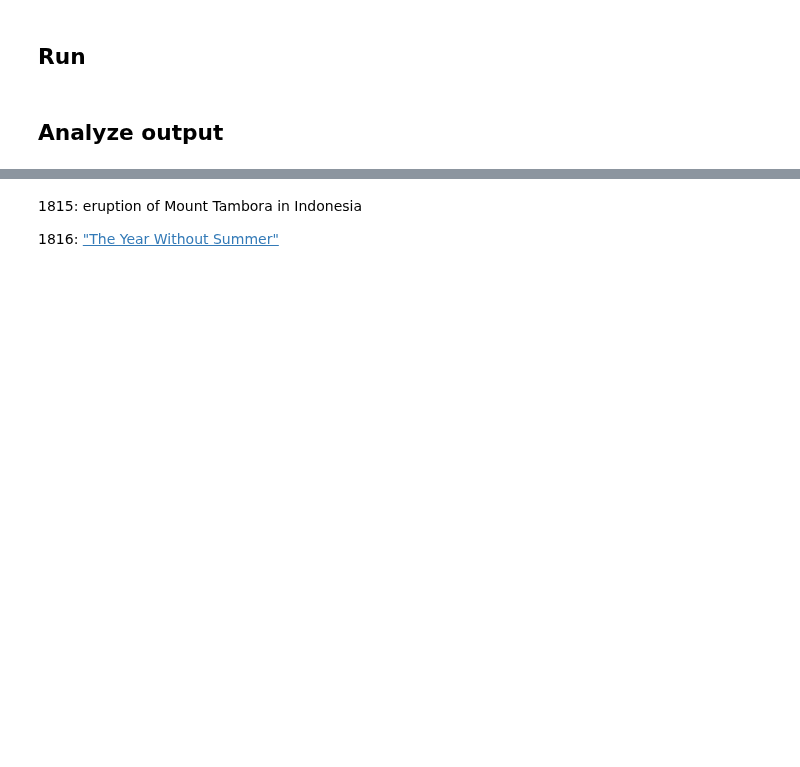
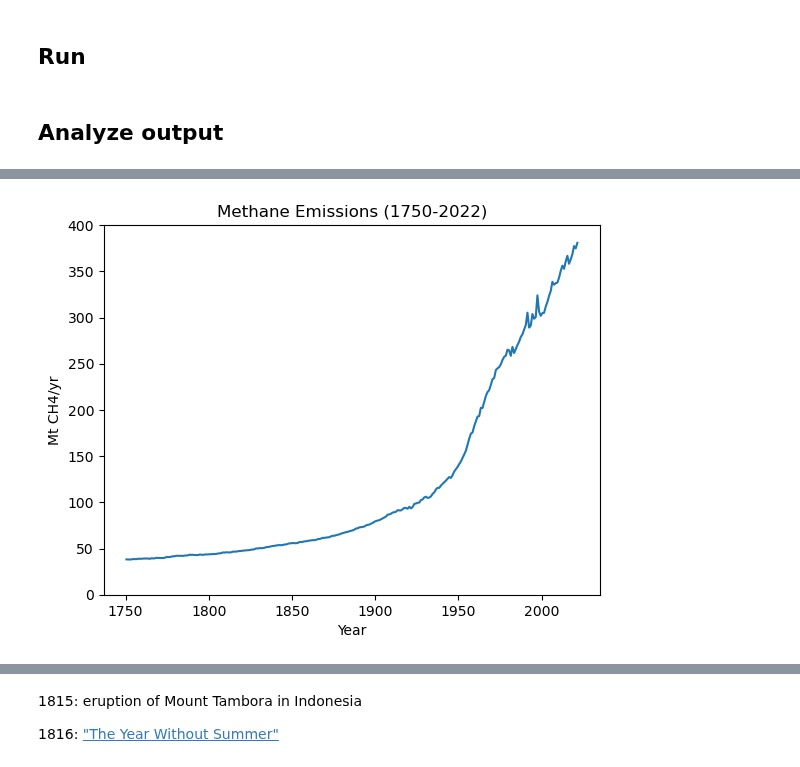
Before and after one commit to ericasimon16/woodwell_internship, a Jupyter notebook: hist_emis.ipynb, the cells around one changed output, grey strips where cells are left out. Saved outputs shown, nothing was run; the diff lists cells and outputs as text; code cells hidden in the pictures; blank space fills up the shorter version.

```diff
--- a/hist_emis.ipynb
+++ b/hist_emis.ipynb
@@ -175,0 +193,9 @@ plt.show()
+# %%
+plt.plot(f.timepoints, f.emissions.loc[dict(specie='CH4', scenario='s1')])
+plt.xlabel('Year')
+plt.ylabel('Mt CH4/yr')
+plt.ylim(0,400)
+plt.title('Methane Emissions (1750-2022)')
+plt.show()
+# %% [output]
+[figure, added]
```
Also changed, not shown: parts of 7 cells of this notebook.
